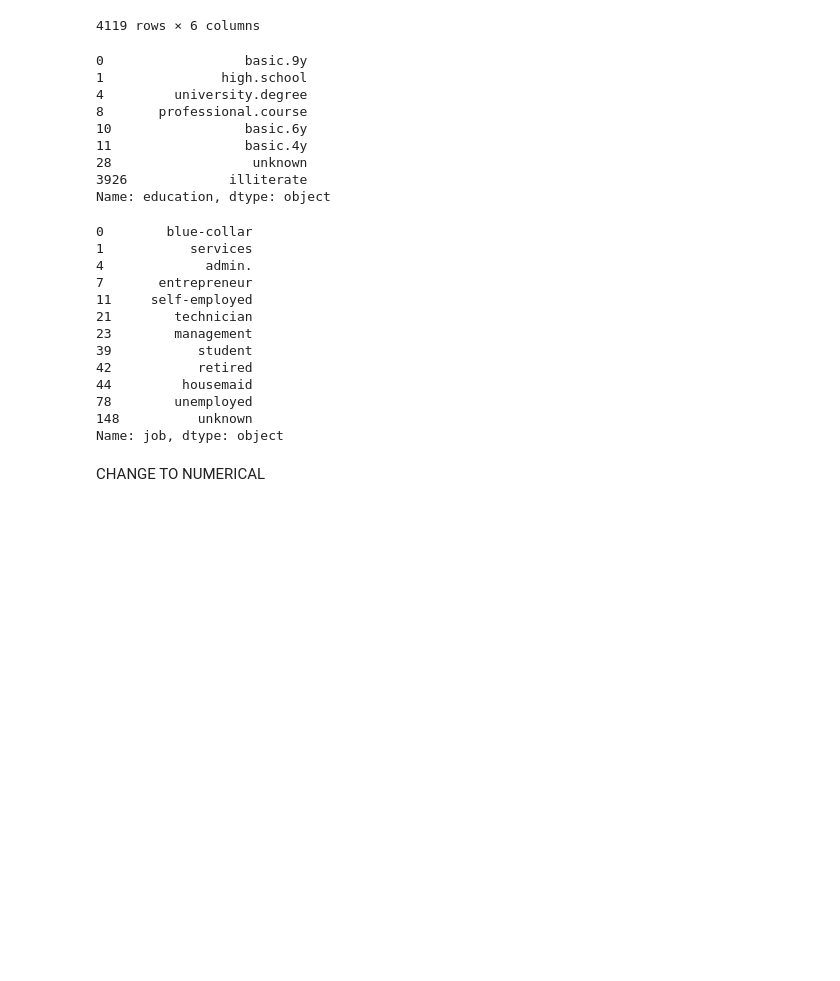
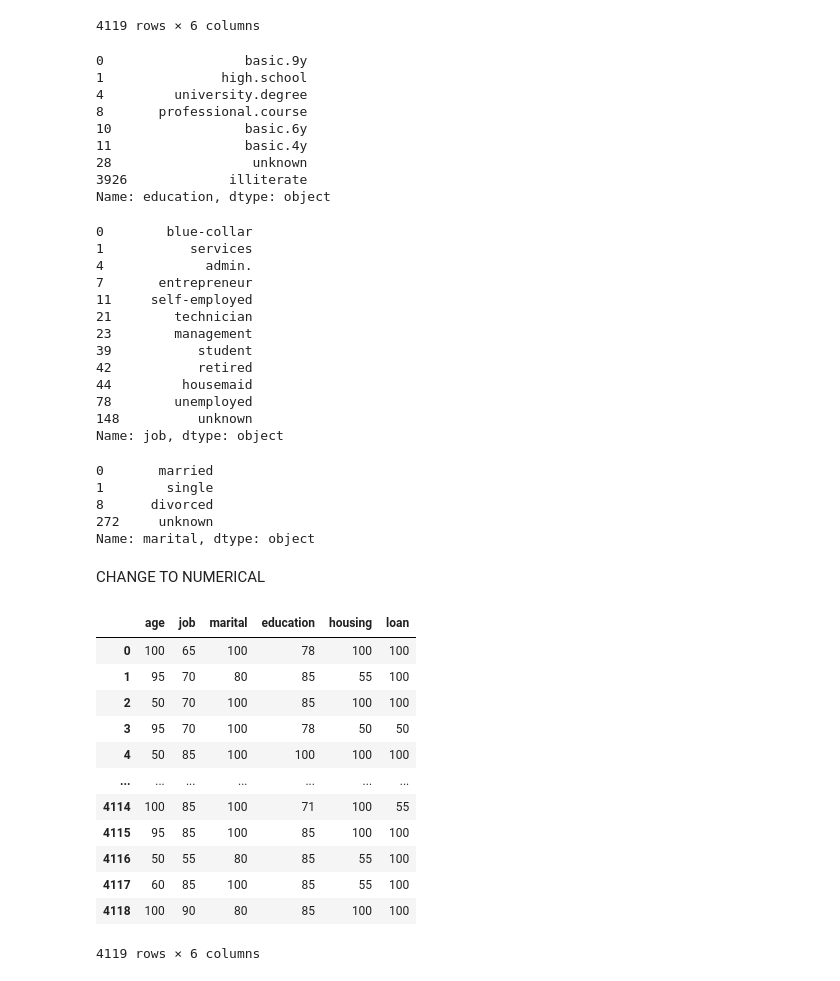
Before and after one commit to peii14/LoanTransaction, a Jupyter notebook: mine.ipynb, the cells around one changed output. Saved outputs shown, nothing was run; the diff lists cells and outputs as text; code cells hidden in the pictures; blank space fills up the shorter version.

Commit message:
converted to numeric

```diff
--- a/mine.ipynb
+++ b/mine.ipynb
@@ -54,6 +54,7 @@ data
 4119 rows × 21 columns
 # %%
 attribute = data.loc[:, data.columns.intersection(['age','job','marital','education','housing','loan'])]
+numericalAttribute = attribute
 attribute
 # %% [output]
 |  | age | job | marital | education | housing | loan |
@@ -99,5 +100,60 @@ jobSeries.drop_duplicates(keep='first',inplace=False)
 78        unemployed
 148          unknown
 Name: job, dtype: object
+# %%
+marital = attribute.loc[:,'marital']
+marital.drop_duplicates(keep='first',inplace=False)
+# %% [output]
+0       married
+1        single
+8      divorced
+272     unknown
+Name: marital, dtype: object
 # %% [markdown]
 CHANGE TO NUMERICAL
+# %%
+numericalAttribute['education'] = attribute['education'].replace({'university.degree': 100,'professional.course':92,'high.school':85,'basic.9y':78,'basic.6y':71,'basic.4y':64,'illiterate':57,'unknown':50 })
+numericalAttribute['marital'] = attribute['marital'].replace({'married':100,'single':80,'divorced':70,'unknown':50})
+numericalAttribute['job'] = attribute['job'].replace({'entrepreneur':100,'self-employed':95,'management':90,'admin.':85,'retired':80,'technician':75,'services':70,'blue-collar':65,'housemaid':60,'student':55,'unemployed':52,'unknown':50})
+numericalAttribute['housing'] = attribute['housing'].replace({'yes':100,'no':55,'unknown':50})
+numericalAttribute['loan'] = attribute['loan'].replace({'no':100,'yes':55,'unknown':50})
+# %%
+attribute['age'] = pd.to_numeric(attribute['age'])
+# %%
+
+rank1=attribute['age'].between(30,34).values
+numericalAttribute.loc[rank1, 'age']=100
+rank2 = attribute['age'].between(35,39).values
+numericalAttribute.loc[rank2,'age'] = 95
+rank3 = attribute['age'].between(40,44).values
+numericalAttribute.loc[rank3,'age'] = 90
+rank4 = attribute['age'].between(45,49).values
+numericalAttribute.loc[rank4,'age'] = 85
+rank5 = attribute['age'].between(50,56).values
+numericalAttribute.loc[rank5,'age'] = 80
+rank6 = attribute['age'].between(26,29).values
+numericalAttribute.loc[rank6,'age'] = 70
+rank7 = attribute['age'].between(18,25).values
+numericalAttribute.loc[rank7,'age'] = 65
+rank8  =attribute['age'].between(57,60).values
+numericalAttribute.loc[rank8,'age'] = 60
+rank9 = attribute['age'].between(61,70).values
+numericalAttribute.loc[rank9,'age'] = 55
+rank10 = attribute['age'].between(71,88).values
+numericalAttribute.loc[rank10,'age'] = 50
+# %%
+numericalAttribute
+# %% [output]
+|  | age | job | marital | education | housing | loan |
+| 0 | 100 | 65 | 100 | 78 | 100 | 100 |
+| 1 | 95 | 70 | 80 | 85 | 55 | 100 |
+| 2 | 50 | 70 | 100 | 85 | 100 | 100 |
+| 3 | 95 | 70 | 100 | 78 | 50 | 50 |
+| 4 | 50 | 85 | 100 | 100 | 100 | 100 |
+| ... | ... | ... | ... | ... | ... | ... |
+| 4114 | 100 | 85 | 100 | 71 | 100 | 55 |
+| 4115 | 95 | 85 | 100 | 85 | 100 | 100 |
+| 4116 | 50 | 55 | 80 | 85 | 55 | 100 |
+| 4117 | 60 | 85 | 100 | 85 | 55 | 100 |
+| 4118 | 100 | 90 | 80 | 85 | 100 | 100 |
+4119 rows × 6 columns
```
Also changed, not shown: parts of 1 cell of this notebook, 1 other file.
